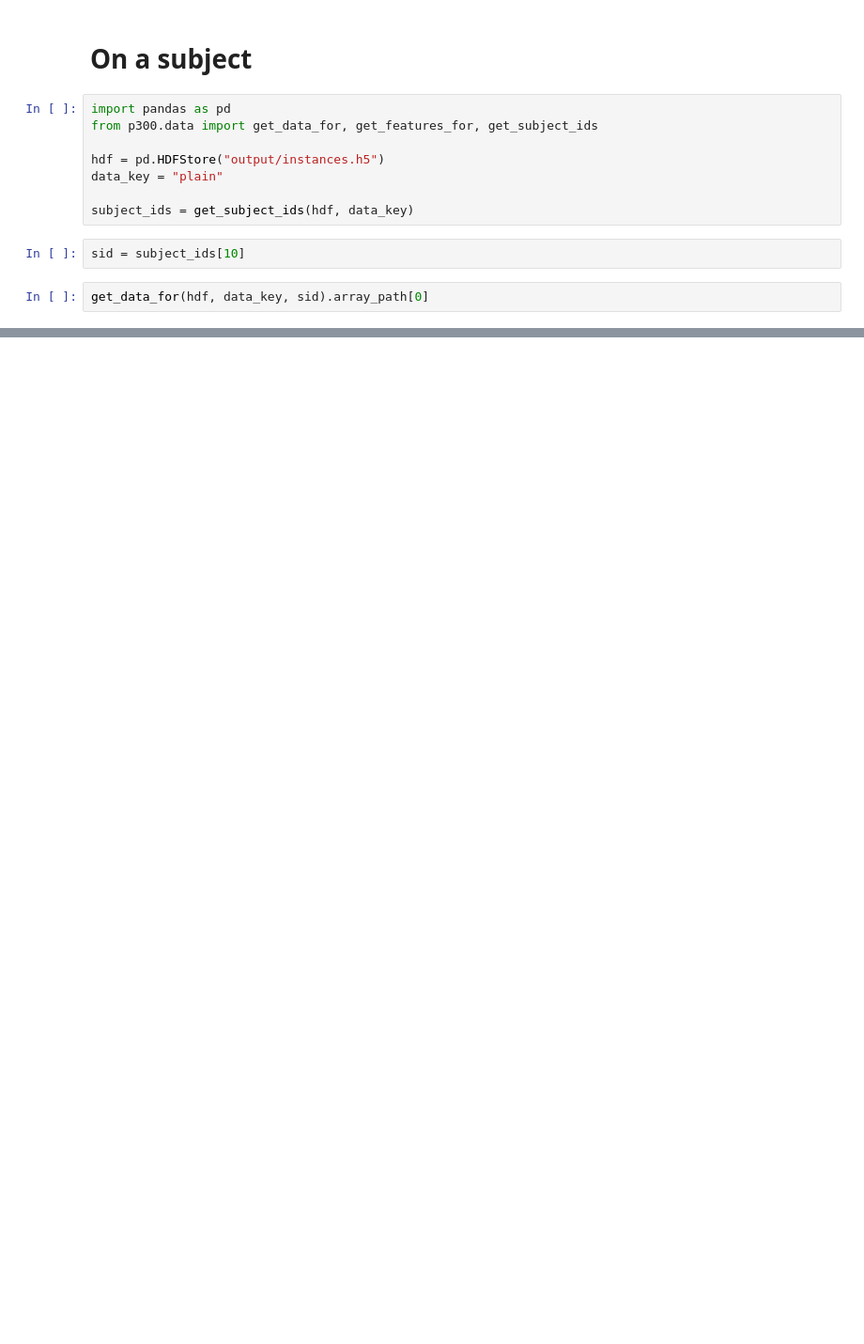
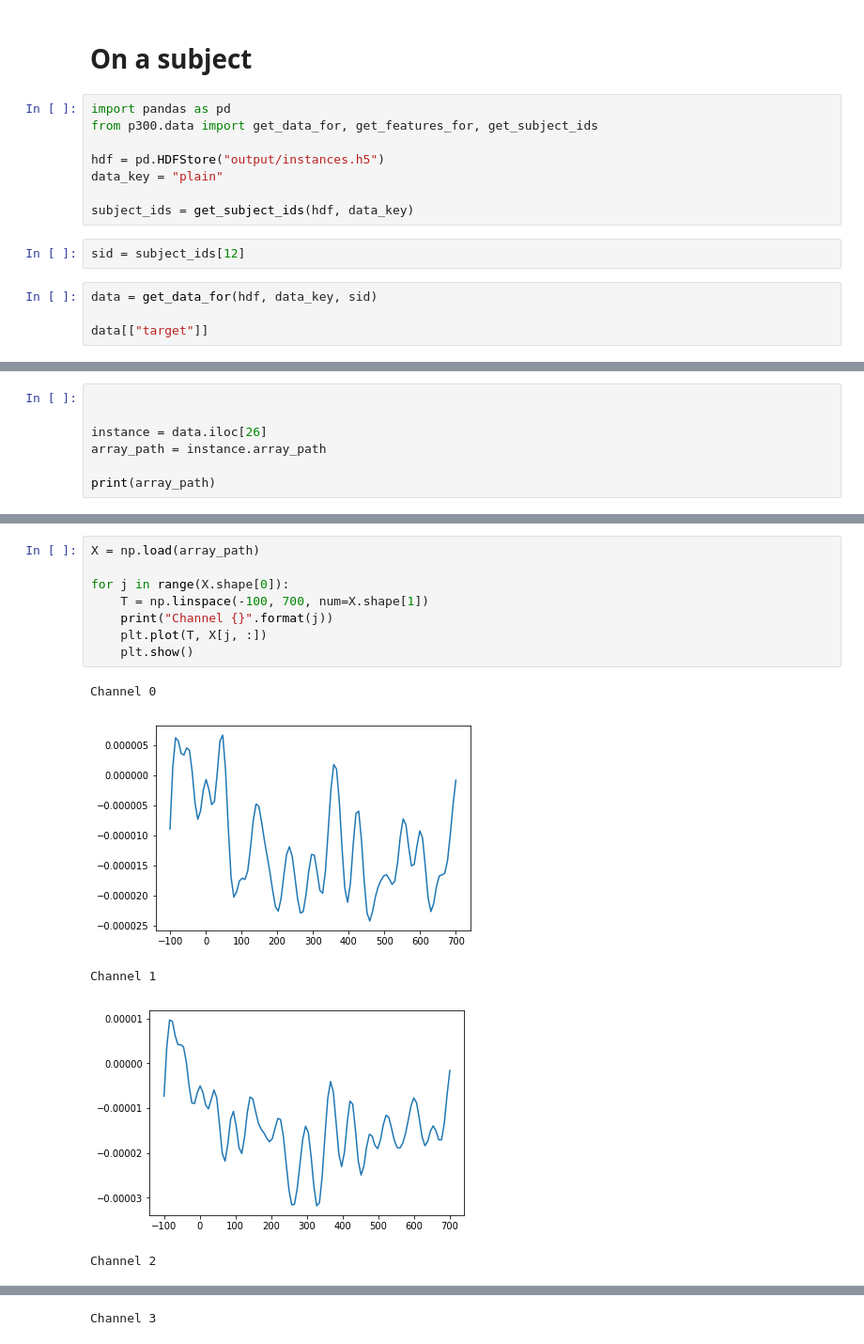
Before and after one commit to finiteautomata/p300speller, a Jupyter notebook: notebooks/examples/wavelets.ipynb, the cells around one changed output, grey strips where cells are left out. Shown: that part at 94% size. Drawn from its saved outputs; the diff is of its cells as text; blank space fills up the shorter version.

Commit message:
Add example on how to use wavelets for our subjects.

```diff
--- a/notebooks/examples/wavelets.ipynb
+++ b/notebooks/examples/wavelets.ipynb
@@ -65,7 +82,9 @@ data_key = "plain"
 
 subject_ids = get_subject_ids(hdf, data_key)
 # %%
-sid = subject_ids[10]
+sid = subject_ids[12]
 # %%
-get_data_for(hdf, data_key, sid).array_path[0]
+data = get_data_for(hdf, data_key, sid)
+
+data[["target"]]
 # %% [output]
@@ -90,0 +109,7 @@ array([[  4.14420613e-06,   2.91052955e-06,   4.33958347e-06, ...,
+# %%
+
+
+instance = data.iloc[26]
+array_path = instance.array_path
+
+print(array_path)
@@ -90,0 +122,14 @@ array([[  4.14420613e-06,   2.91052955e-06,   4.33958347e-06, ...,
+# %%
+X = np.load(array_path)
+
+for j in range(X.shape[0]):
+    T = np.linspace(-100, 700, num=X.shape[1])
+    print("Channel {}".format(j))
+    plt.plot(T, X[j, :])
+    plt.show()
+# %% [output]
+Channel 0
+[figure, added]
+Channel 1
+[figure, added]
+Channel 2
@@ -90,0 +137 @@ array([[  4.14420613e-06,   2.91052955e-06,   4.33958347e-06, ...,
+Channel 3
```
Also changed, not shown: parts of 14 cells of this notebook, 1 other file.
